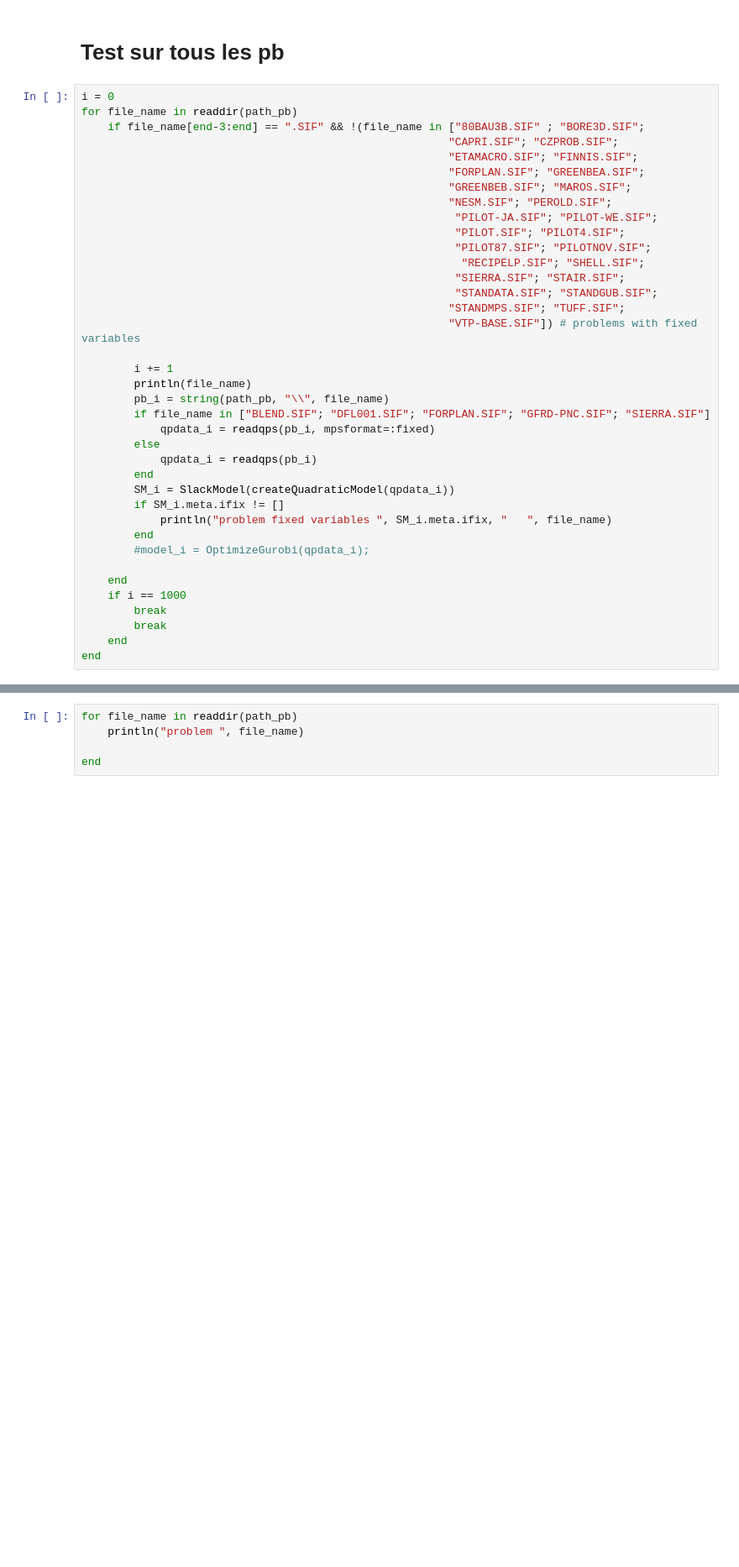
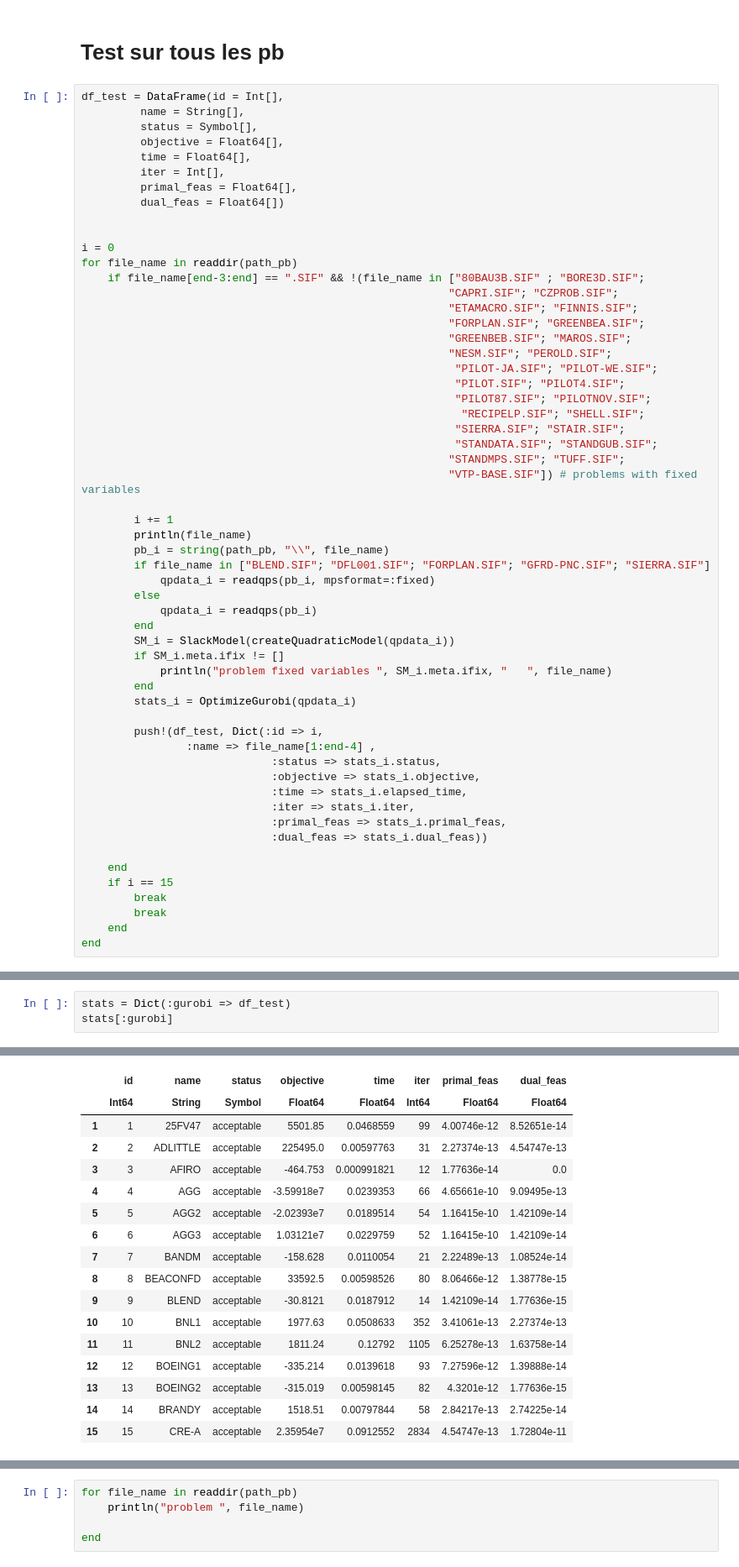
Before and after one commit to geoffroyleconte/StageOptim, a Jupyter notebook: Gurobi.ipynb, the cells around one changed output, grey strips where cells are left out. Shown at 84% size. Saved outputs shown, nothing was run; the diff lists cells and outputs as text; blank space fills up the shorter version.

```diff
--- a/Gurobi.ipynb
+++ b/Gurobi.ipynb
@@ -131,6 +132,16 @@ Barrier statistics:
 # %% [markdown]
 # Test sur tous les pb
 # %%
+df_test = DataFrame(id = Int[],
+         name = String[],
+         status = Symbol[],
+         objective = Float64[],
+         time = Float64[],
+         iter = Int[],
+         primal_feas = Float64[],
+         dual_feas = Float64[])
+
+
 i = 0
 for file_name in readdir(path_pb)
     if file_name[end-3:end] == ".SIF" && !(file_name in ["80BAU3B.SIF" ; "BORE3D.SIF";
@@ -160,10 +171,19 @@ for file_name in readdir(path_pb)
         if SM_i.meta.ifix != []
             println("problem fixed variables ", SM_i.meta.ifix, "   ", file_name)
         end
-        #model_i = OptimizeGurobi(qpdata_i);
+        stats_i = OptimizeGurobi(qpdata_i)
+
+        push!(df_test, Dict(:id => i,
+                :name => file_name[1:end-4] ,
+                             :status => stats_i.status,
+                             :objective => stats_i.objective,
+                             :time => stats_i.elapsed_time,
+                             :iter => stats_i.iter,
+                             :primal_feas => stats_i.primal_feas,
+                             :dual_feas => stats_i.dual_feas))
 
     end
-    if i == 1000
+    if i == 15
         break
         break
     end
@@ -262,0 +373,4 @@ CRE-B.SIF
+# %%
+stats = Dict(:gurobi => df_test)
+stats[:gurobi]
+# %% [output]
@@ -262,0 +378,17 @@ CRE-B.SIF
+|  | id | name | status | objective | time | iter | primal_feas | dual_feas |
+|  | Int64 | String | Symbol | Float64 | Float64 | Int64 | Float64 | Float64 |
+| 1 | 1 | 25FV47 | acceptable | 5501.85 | 0.0468559 | 99 | 4.00746e-12 | 8.52651e-14 |
+| 2 | 2 | ADLITTLE | acceptable | 225495.0 | 0.00597763 | 31 | 2.27374e-13 | 4.54747e-13 |
+| 3 | 3 | AFIRO | acceptable | -464.753 | 0.000991821 | 12 | 1.77636e-14 | 0.0 |
+| 4 | 4 | AGG | acceptable | -3.59918e7 | 0.0239353 | 66 | 4.65661e-10 | 9.09495e-13 |
+| 5 | 5 | AGG2 | acceptable | -2.02393e7 | 0.0189514 | 54 | 1.16415e-10 | 1.42109e-14 |
+| 6 | 6 | AGG3 | acceptable | 1.03121e7 | 0.0229759 | 52 | 1.16415e-10 | 1.42109e-14 |
+| 7 | 7 | BANDM | acceptable | -158.628 | 0.0110054 | 21 | 2.22489e-13 | 1.08524e-14 |
+| 8 | 8 | BEACONFD | acceptable | 33592.5 | 0.00598526 | 80 | 8.06466e-12 | 1.38778e-15 |
+| 9 | 9 | BLEND | acceptable | -30.8121 | 0.0187912 | 14 | 1.42109e-14 | 1.77636e-15 |
+| 10 | 10 | BNL1 | acceptable | 1977.63 | 0.0508633 | 352 | 3.41061e-13 | 2.27374e-13 |
+| 11 | 11 | BNL2 | acceptable | 1811.24 | 0.12792 | 1105 | 6.25278e-13 | 1.63758e-14 |
+| 12 | 12 | BOEING1 | acceptable | -335.214 | 0.0139618 | 93 | 7.27596e-12 | 1.39888e-14 |
+| 13 | 13 | BOEING2 | acceptable | -315.019 | 0.00598145 | 82 | 4.3201e-12 | 1.77636e-15 |
+| 14 | 14 | BRANDY | acceptable | 1518.51 | 0.00797844 | 58 | 2.84217e-13 | 2.74225e-14 |
+| 15 | 15 | CRE-A | acceptable | 2.35954e7 | 0.0912552 | 2834 | 4.54747e-13 | 1.72804e-11 |
```
Also changed, not shown: parts of 9 cells of this notebook, 3 other files.
